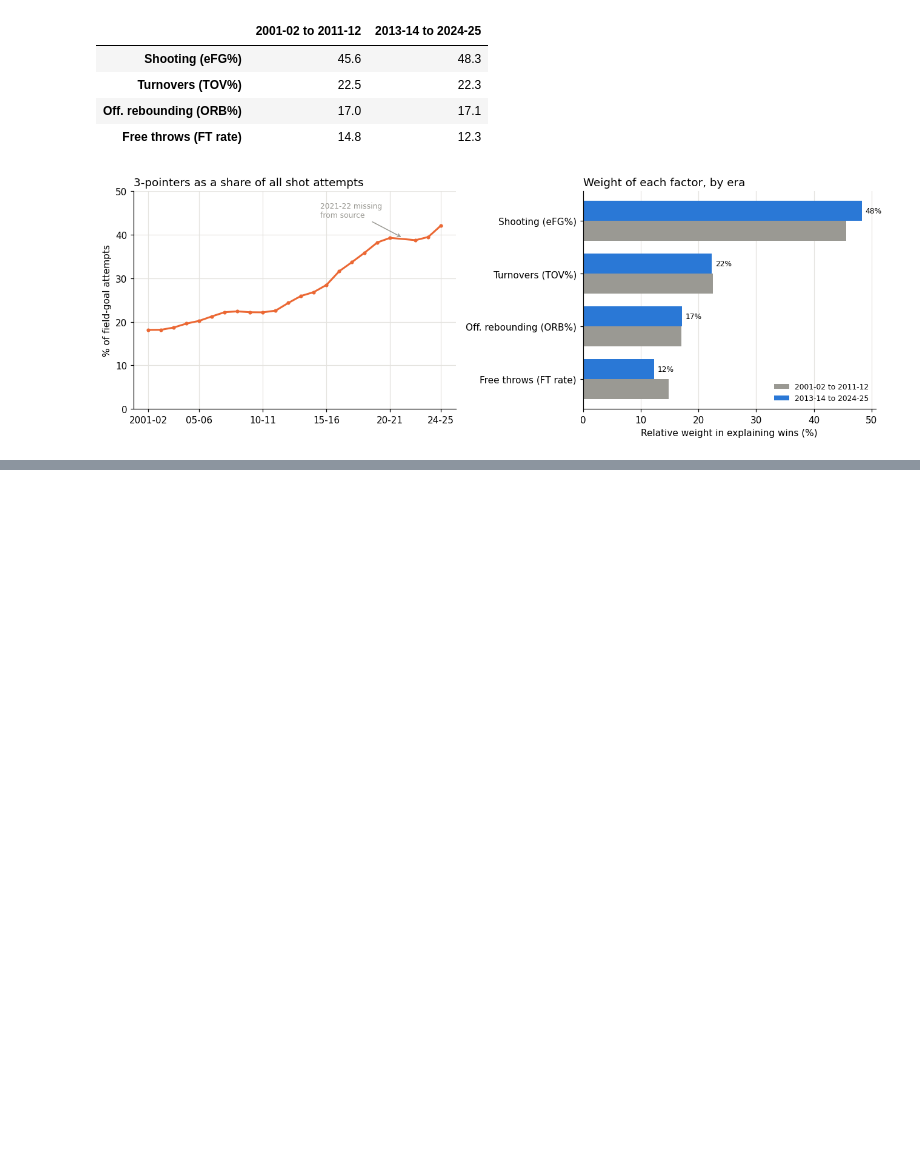
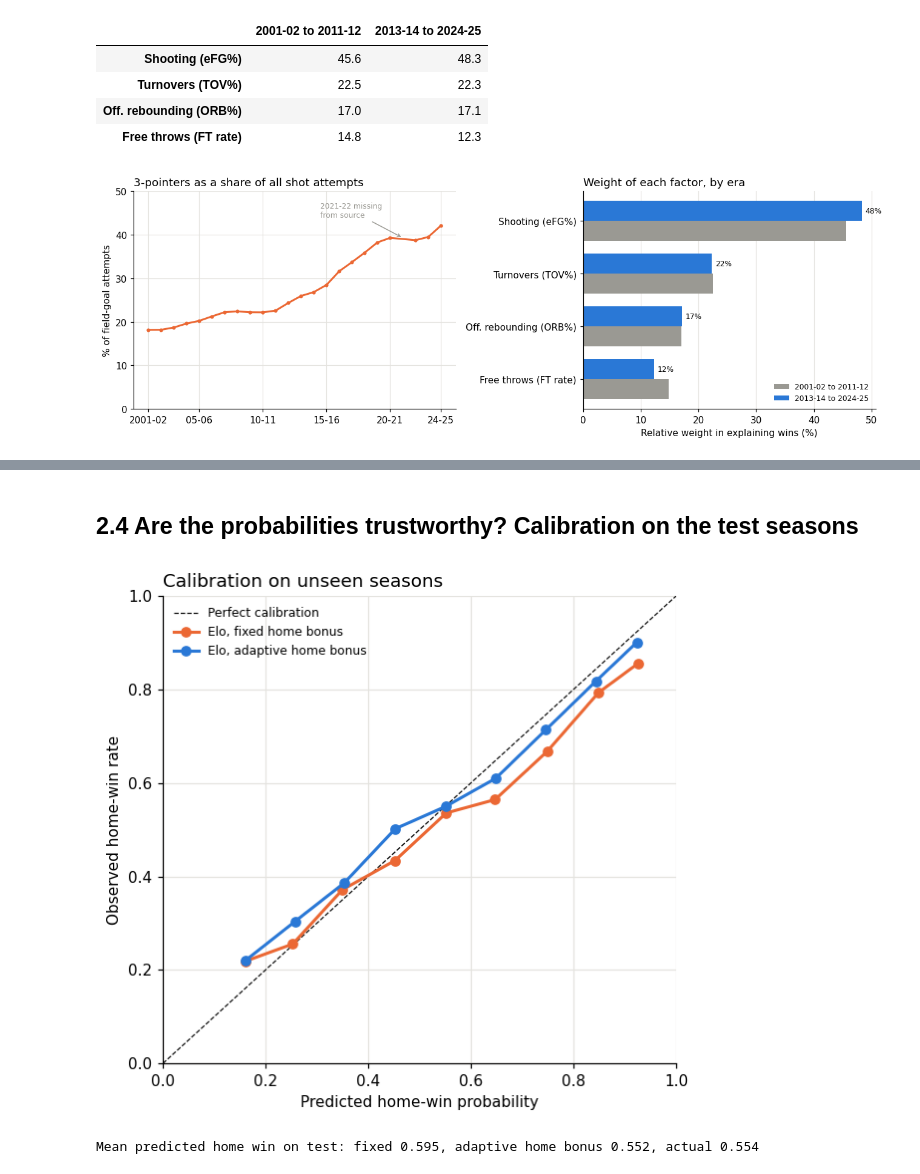
Before and after one commit to etisamhaq/Data-Analysis-Projects, a Jupyter notebook: 03-nba-winning-performances/nba_four_factors.ipynb, the cells around one changed output, grey strips where cells are left out. Drawn from its saved outputs; the diff is of its cells as text; code cells hidden in the pictures; blank space fills up the shorter version.

```diff
--- a/03-nba-winning-performances/nba_four_factors.ipynb
+++ b/03-nba-winning-performances/nba_four_factors.ipynb
@@ -162,0 +92,4 @@ Accuracy: 95.4%   AUC: 0.993
+# %%
+weights = models.fit_factor_weights(home_ff)
+weights["Oliver's estimate %"] = list(ff.OLIVER_WEIGHTS.values())
+weights.round(2)
@@ -165,12 +104,9 @@ Accuracy: 95.4%   AUC: 0.993
 # %%
 three_share = games.groupby('season').apply(lambda g: g['threePointersAttempted'].sum() / g['fieldGoalsAttempted'].sum() * 100)
-
-def era_weights(lo, hi):
-    s = home[home['season'].between(lo, hi)]
-    m = LogisticRegression().fit(StandardScaler().fit_transform(s[X]), s['win'])
-    w = np.abs(m.coef_[0]); return pd.Series(w / w.sum() * 100, index=[LABELS[f] for f in FACTORS])
-
-eras = pd.DataFrame({'2001-02 to 2011-12': era_weights(2001, 2011), '2013-14 to 2024-25': era_weights(2013, 2024)}).round(1)
+eras = pd.DataFrame({
+    '2001-02 to 2011-12': models.fit_factor_weights(home_ff[home_ff['season'].between(2001, 2011)])['relative_weight_pct'],
+    '2013-14 to 2024-25': models.fit_factor_weights(home_ff[home_ff['season'].between(2013, 2024)])['relative_weight_pct'],
+}).round(1)
 print(f"3-pointers as a share of all shots: {three_share.loc[2001]:.0f}% in 2001-02 -> {three_share.loc[2024]:.0f}% in 2024-25")
 eras
 # %% [output]
@@ -221,0 +197,6 @@ incomplete in the source data and excluded.
+# %%
+elo_ratings = elo.run_elo(home, designs[chosen])
+pregame = features.pregame_features(home, team_games, elo_ratings, window=10)
+split = models.time_split(pregame, train_last=2016, validation_last=2019)
+results, fitted = models.evaluate_predictors(pregame, features.FEATURES, split)
+results.round(4)
@@ -221,0 +214,6 @@ incomplete in the source data and excluded.
+# %%
+y_test = fitted['parts']['test']['win']
+preds = fitted['predictions']
+gaps = {name: models.bootstrap_metric_gap(y_test, preds[name]['test'], preds['Elo rating only']['test'], 'log_loss', n_boot=1000)
+        for name in ['Logistic regression (Elo + form)', 'Gradient boosting (Elo + form)']}
+pd.DataFrame(gaps, index=['log-loss gap vs Elo', '95% CI low', '95% CI high']).T.round(4)
@@ -221,0 +244,22 @@ incomplete in the source data and excluded.
+# %% [markdown]
+## 2.4 Are the probabilities trustworthy? Calibration on the test seasons
+# %%
+fixed_p = elo.run_elo(home, designs['Fixed home bonus'])['p_home_elo']
+test_games = fitted['parts']['test']
+fixed_test = fixed_p.loc[home['gameId'].isin(test_games['gameId'])].to_numpy()
+cal_fixed = models.calibration_table(test_games['win'], fixed_test)
+cal_chosen = models.calibration_table(test_games['win'], preds['Elo rating only']['test'])
+
+fig, ax = plt.subplots(figsize=(5.6, 5.2))
+ax.plot([0, 1], [0, 1], color=INK, lw=0.8, ls='--', label='Perfect calibration')
+ax.plot(cal_fixed['predicted'], cal_fixed['observed'], color=ORANGE, lw=2, marker='o', label='Elo, fixed home bonus')
+ax.plot(cal_chosen['predicted'], cal_chosen['observed'], color=BLUE, lw=2, marker='o', label=f'Elo, {chosen.lower()}')
+ax.set_xlabel('Predicted home-win probability'); ax.set_ylabel('Observed home-win rate')
+ax.set_title('Calibration on unseen seasons'); ax.legend(frameon=False, fontsize=8, loc='upper left')
+ax.set_xlim(0, 1); ax.set_ylim(0, 1)
+save(fig, '04_calibration.png')
+print(f"Mean predicted home win on test: fixed {fixed_test.mean():.3f}, {chosen.lower()} "
+      f"{preds['Elo rating only']['test'].mean():.3f}, actual {test_games['win'].mean():.3f}")
+# %% [output]
+[figure, added]
+Mean predicted home win on test: fixed 0.595, adaptive home bonus 0.552, actual 0.554
```
Also changed, not shown: parts of 31 cells of this notebook, 14 other files.
